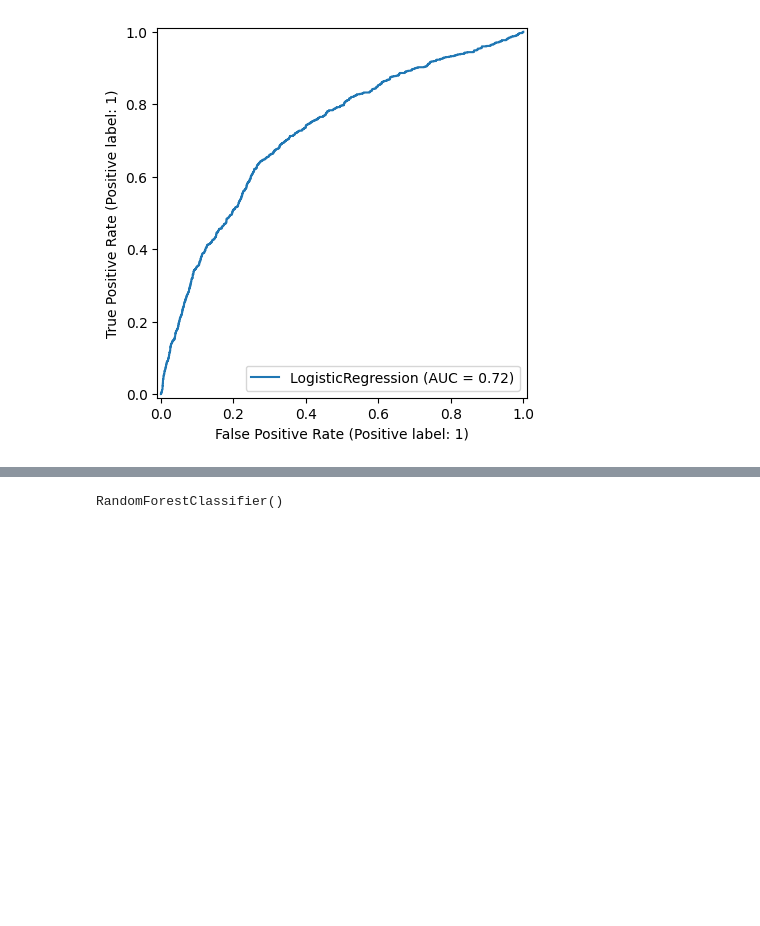
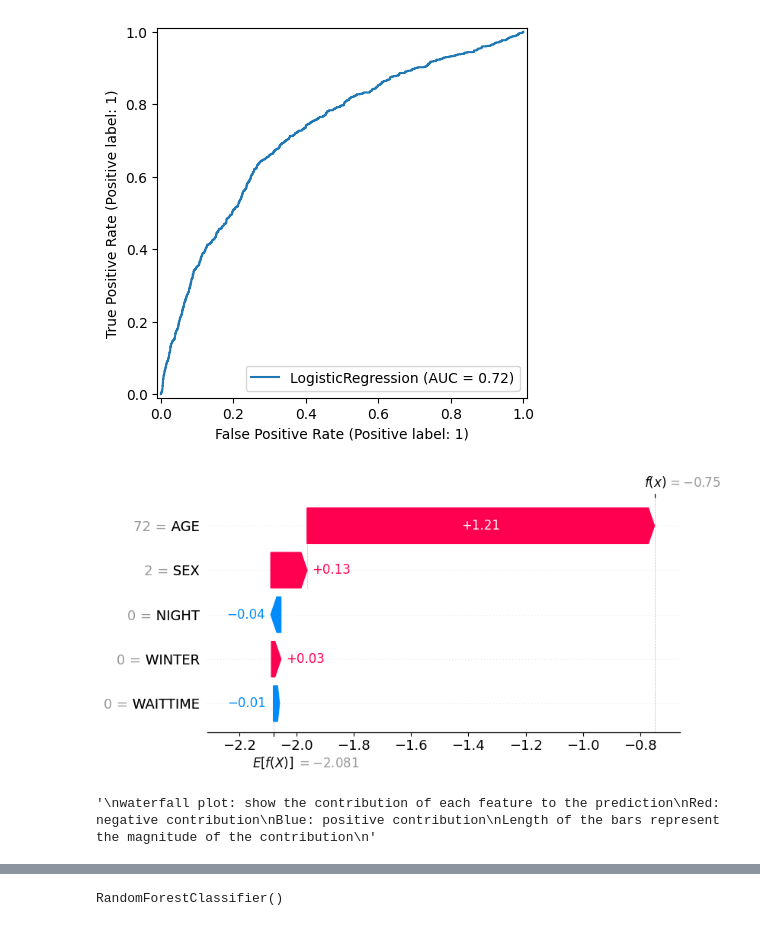
Before and after one commit to Chieh-YuHung-hub/Chieh-YuHung-hub, a Jupyter notebook: Week_12.ipynb, the cells around one changed output, grey strips where cells are left out. Saved outputs shown, nothing was run; the diff lists cells and outputs as text; code cells hidden in the pictures; blank space fills up the shorter version.

```diff
--- a/Week_12.ipynb
+++ b/Week_12.ipynb
@@ -84,3 +171,25 @@ RocCurveDisplay.from_estimator(model, X_test, y_test)
 # %% [output]
 <sklearn.metrics._plot.roc_curve.RocCurveDisplay at 0x...>
 [figure]
+# %%
+'''
+SHAP: SHapley Additive exPlanations
+explain the output of any machine learning model
+'''
+import shap
+
+explainer = shap.Explainer(model, X_train)
+shap_values = explainer(X_test)
+shap.plots.waterfall(shap_values[0])
+
+# Explain first prediction
+
+'''
+waterfall plot: show the contribution of each feature to the prediction
+Red: negative contribution
+Blue: positive contribution
+Length of the bars represent the magnitude of the contribution
+'''
+# %% [output]
+[figure, added]
+'\nwaterfall plot: show the contribution of each feature to the prediction\nRed: negative contribution\nBlue: positive contribution\nLength of the bars represent the magnitude of the contribution\n'
```
Also changed, not shown: parts of 35 cells of this notebook.
